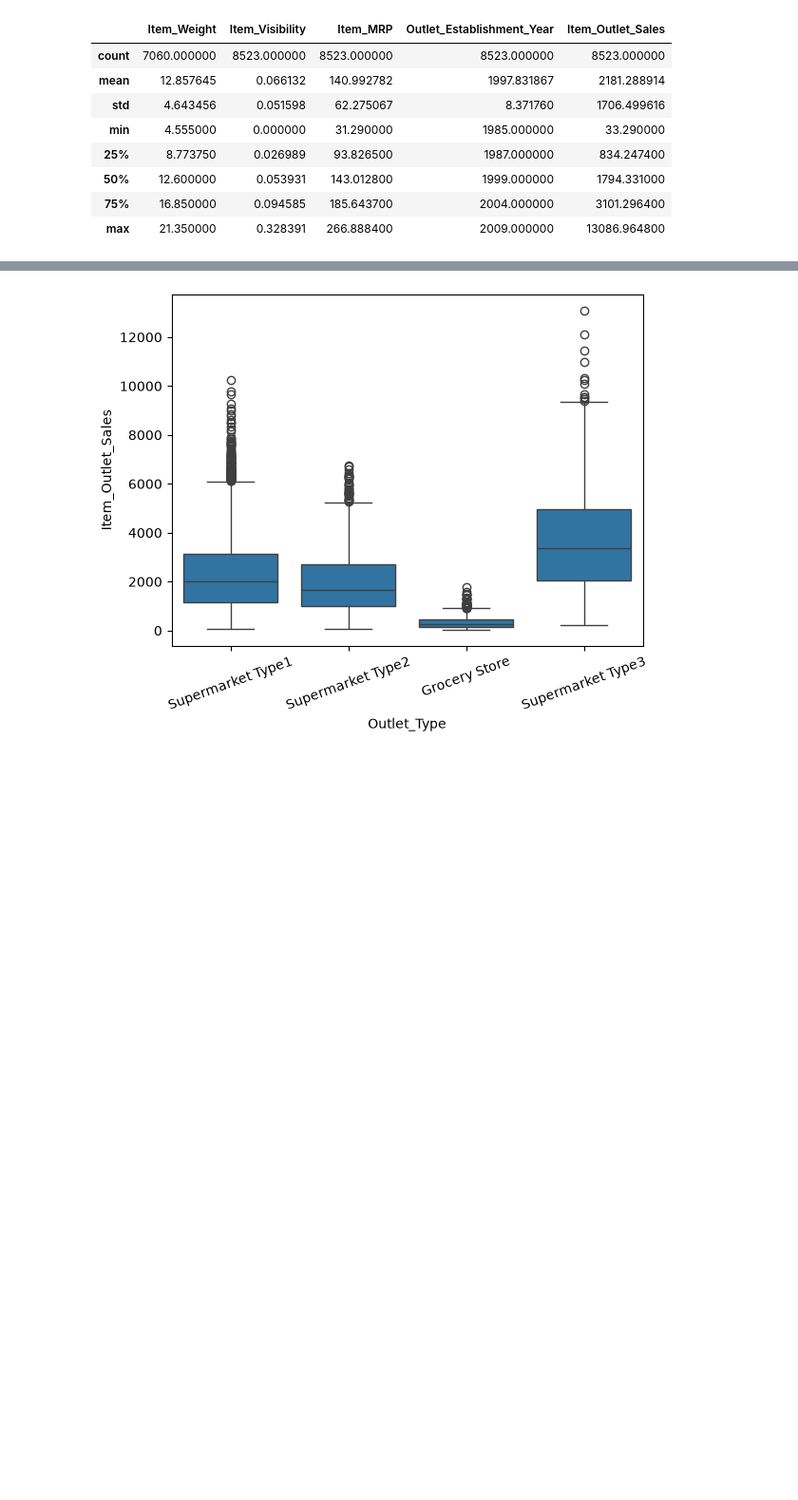
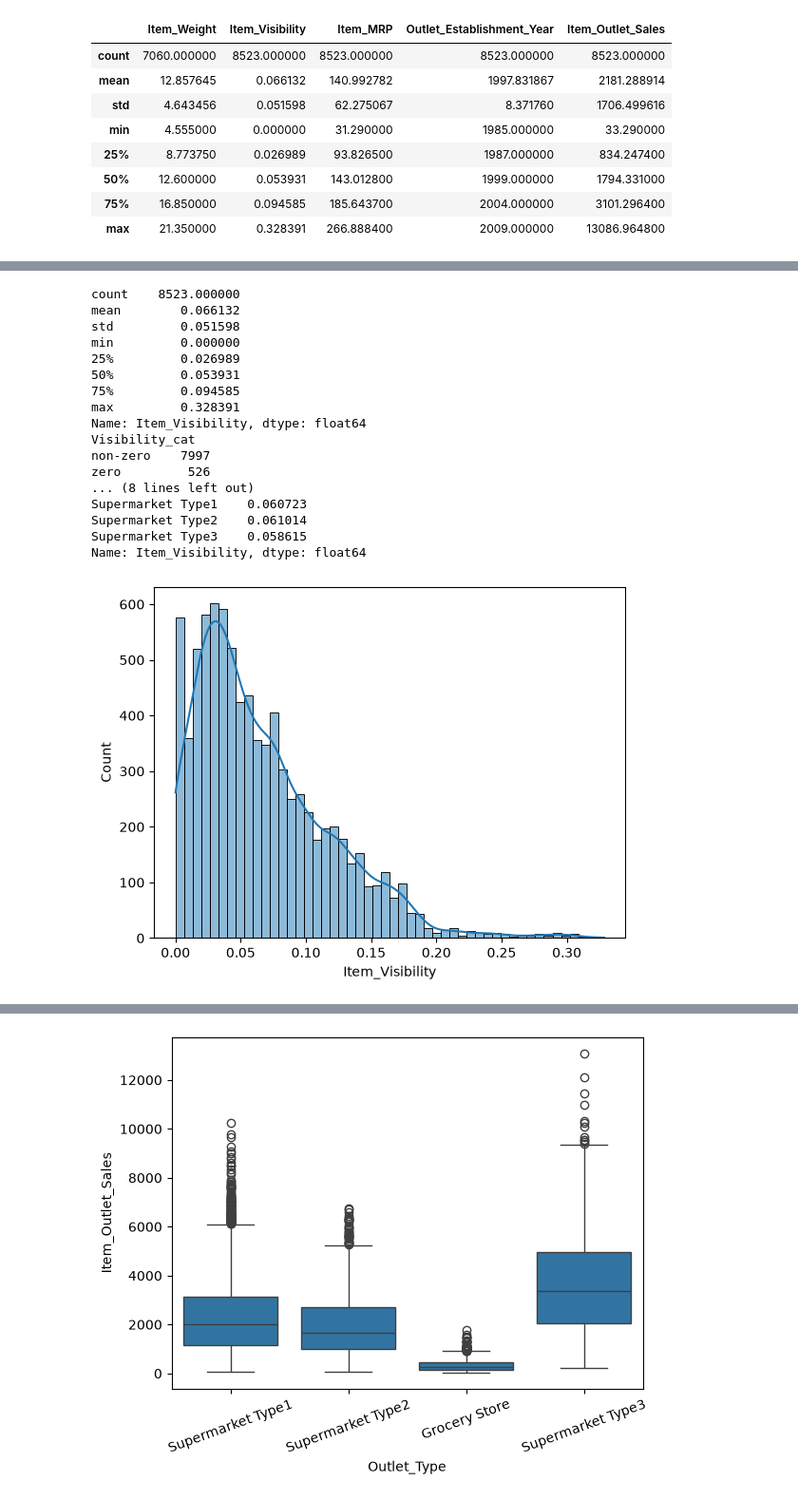
Before and after one commit to advikdivekar/statsmart, a Jupyter notebook: notebooks/01_eda.ipynb, the cells around one changed output, grey strips where cells are left out. Shown at 95% size. Saved outputs shown, nothing was run; the diff lists cells and outputs as text; code cells hidden in the pictures; blank space fills up the shorter version.

```diff
--- a/notebooks/01_eda.ipynb
+++ b/notebooks/01_eda.ipynb
@@ -346,0 +263,37 @@ plt.show()
+# %%
+# 6. Item_Visibility
+
+print(df['Item_Visibility'].describe())
+
+df['Visibility_cat'] = np.where(df['Item_Visibility'] == 0, 'zero', 'non-zero')
+print(df['Visibility_cat'].value_counts())
+print(df['Visibility_cat'].value_counts() / len(df) * 100)
+
+# 526 rows (6.17%) have visibility 0, which is not possible on a shelf. The column is not used.
+
+print('Correlation with sales:', df['Item_Visibility'].corr(df['Item_Outlet_Sales']))
+print(df.groupby('Outlet_Type')['Item_Visibility'].mean())
+
+# A weak negative link. Grocery stores have larger visibility and sell less, so it comes from the store type.
+
+sns.histplot(df['Item_Visibility'], kde=True)
+plt.show()
+# %% [output]
+count    8523.000000
+mean        0.066132
+std         0.051598
+min         0.000000
+25%         0.026989
+50%         0.053931
+75%         0.094585
+max         0.328391
+Name: Item_Visibility, dtype: float64
+Visibility_cat
+non-zero    7997
+zero         526
+... (8 lines left out)
+Supermarket Type1    0.060723
+Supermarket Type2    0.061014
+Supermarket Type3    0.058615
+Name: Item_Visibility, dtype: float64
+[figure, added]
```
Also changed, not shown: parts of 55 cells of this notebook.
